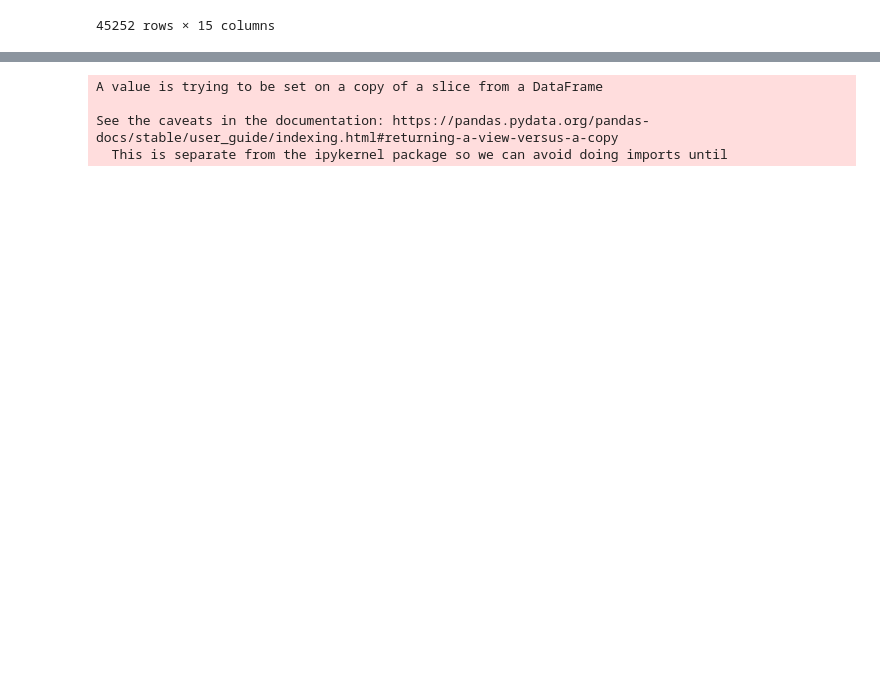
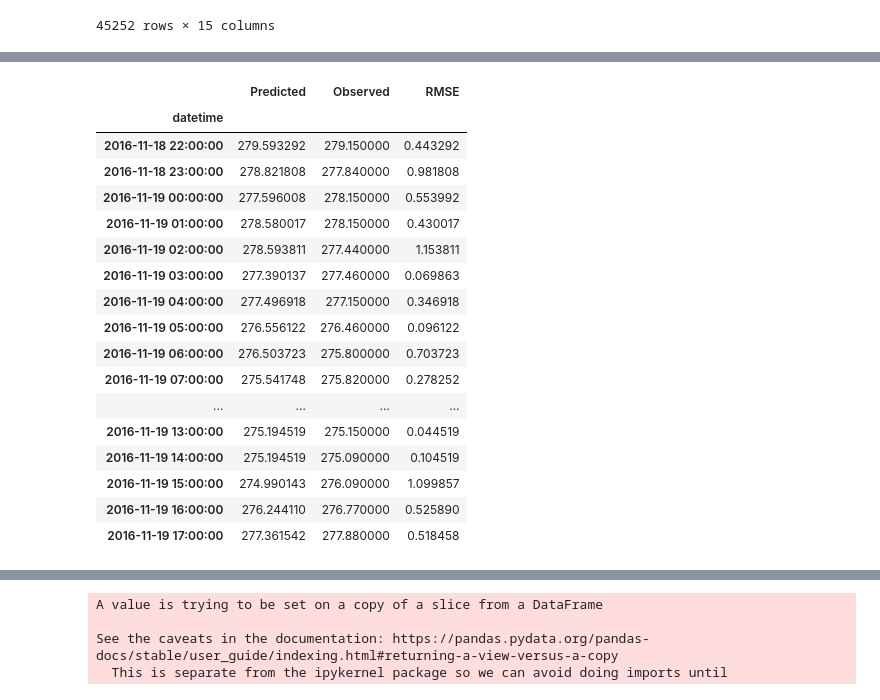
Before and after one commit to McGill-MMA-EnterpriseAnalytics/Cloud-Computations, a Jupyter notebook: INSY695_ExogVars.ipynb, the cells around one changed output, grey strips where cells are left out. Saved outputs shown, nothing was run; the diff lists cells and outputs as text; code cells hidden in the pictures; blank space fills up the shorter version.

```diff
--- a/INSY695_ExogVars.ipynb
+++ b/INSY695_ExogVars.ipynb
@@ -77,0 +207,21 @@ weather_df['Pressure'][100:200].plot()
+# %%
+ts_results.head(20).style.background_gradient(cmap='inferno')
+# %% [output]
+|  | Predicted | Observed | RMSE |
+| datetime |  |  |  |
+| 2016-11-18 22:00:00 | 279.593292 | 279.150000 | 0.443292 |
+| 2016-11-18 23:00:00 | 278.821808 | 277.840000 | 0.981808 |
+| 2016-11-19 00:00:00 | 277.596008 | 278.150000 | 0.553992 |
+| 2016-11-19 01:00:00 | 278.580017 | 278.150000 | 0.430017 |
+| 2016-11-19 02:00:00 | 278.593811 | 277.440000 | 1.153811 |
+| 2016-11-19 03:00:00 | 277.390137 | 277.460000 | 0.069863 |
+| 2016-11-19 04:00:00 | 277.496918 | 277.150000 | 0.346918 |
+| 2016-11-19 05:00:00 | 276.556122 | 276.460000 | 0.096122 |
+| 2016-11-19 06:00:00 | 276.503723 | 275.800000 | 0.703723 |
+| 2016-11-19 07:00:00 | 275.541748 | 275.820000 | 0.278252 |
+| ... | ... | ... | ... |
+| 2016-11-19 13:00:00 | 275.194519 | 275.150000 | 0.044519 |
+| 2016-11-19 14:00:00 | 275.194519 | 275.090000 | 0.104519 |
+| 2016-11-19 15:00:00 | 274.990143 | 276.090000 | 1.099857 |
+| 2016-11-19 16:00:00 | 276.244110 | 276.770000 | 0.525890 |
+| 2016-11-19 17:00:00 | 277.361542 | 277.880000 | 0.518458 |
```
Also changed, not shown: parts of 26 cells of this notebook, 1 other file.
